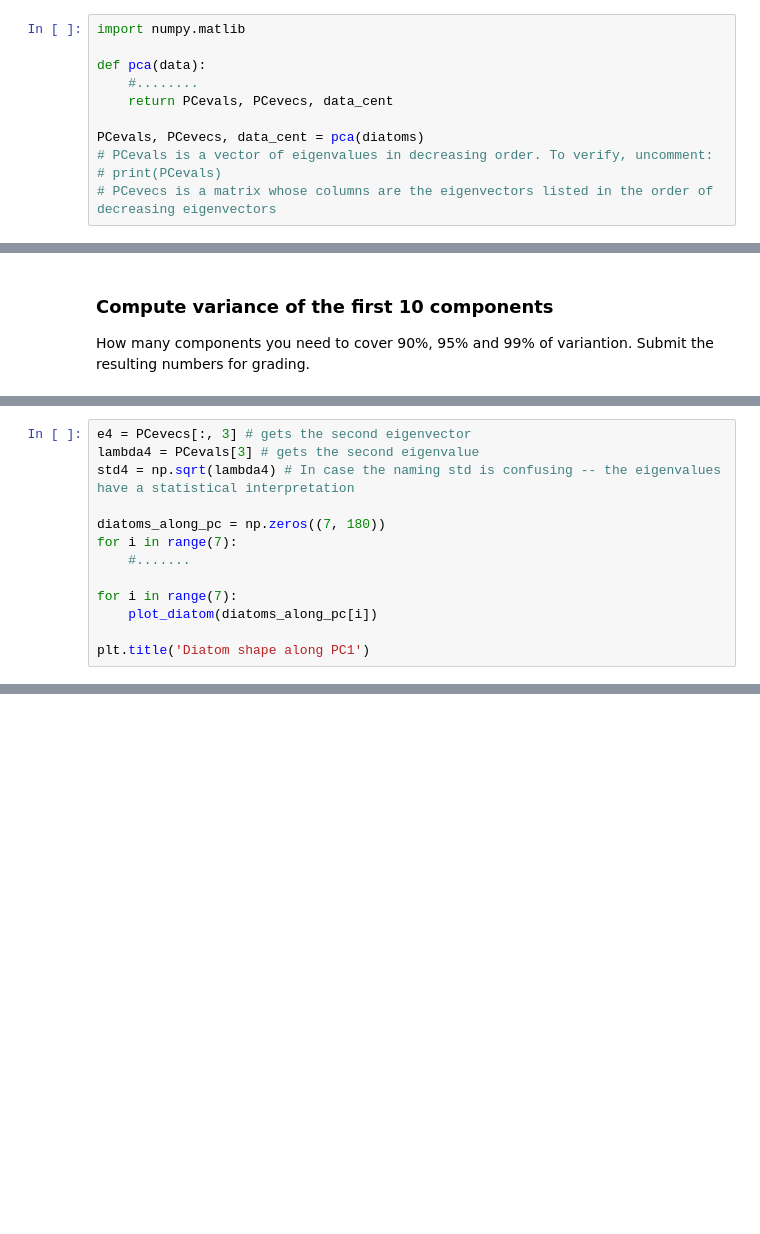
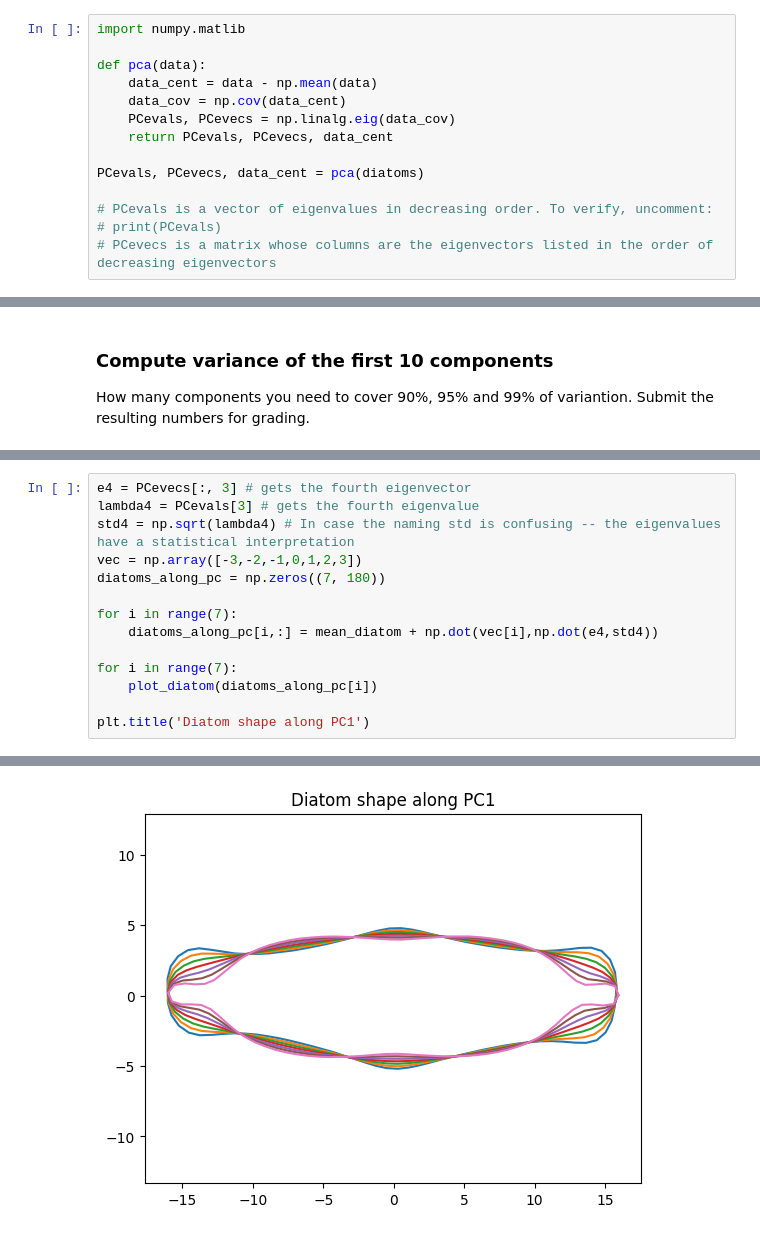
Before and after one commit to Ramse22/MAD-UCPH, a Jupyter notebook: Assignment/A3_files/pca_StudentVersion.ipynb, the cells around one changed output, grey strips where cells are left out. Saved outputs shown, nothing was run; the diff lists cells and outputs as text; blank space fills up the shorter version.

```diff
--- a/Assignment/A3_files/pca_StudentVersion.ipynb
+++ b/Assignment/A3_files/pca_StudentVersion.ipynb
@@ -73,10 +73,13 @@ Hits:
 import numpy.matlib
 
 def pca(data):
-    #........
+    data_cent = data - np.mean(data)
+    data_cov = np.cov(data_cent)
+    PCevals, PCevecs = np.linalg.eig(data_cov)
     return PCevals, PCevecs, data_cent
 
 PCevals, PCevecs, data_cent = pca(diatoms)
+
 # PCevals is a vector of eigenvalues in decreasing order. To verify, uncomment:
 # print(PCevals)
 # PCevecs is a matrix whose columns are the eigenvectors listed in the order of decreasing eigenvectors
@@ -112,13 +123,14 @@ Please fill the gaps in the code to plot mean diatom shape with added FOURTH eig
 
 Submit the resulting plot for grading.
 # %%
-e4 = PCevecs[:, 3] # gets the second eigenvector
-lambda4 = PCevals[3] # gets the second eigenvalue
+e4 = PCevecs[:, 3] # gets the fourth eigenvector
+lambda4 = PCevals[3] # gets the fourth eigenvalue
 std4 = np.sqrt(lambda4) # In case the naming std is confusing -- the eigenvalues have a statistical interpretation
+vec = np.array([-3,-2,-1,0,1,2,3])
+diatoms_along_pc = np.zeros((7, 180))
 
-diatoms_along_pc = np.zeros((7, 180))
 for i in range(7):
-    #.......
+    diatoms_along_pc[i,:] = mean_diatom + np.dot(vec[i],np.dot(e4,std4))
 
 for i in range(7):
     plot_diatom(diatoms_along_pc[i])
@@ -128,0 +141 @@ IndentationError: expected an indented block (<ipython-input-3-8765442bad73>, li
+[figure, added]
```
Also changed, not shown: parts of 8 cells of this notebook, 3 other files.
